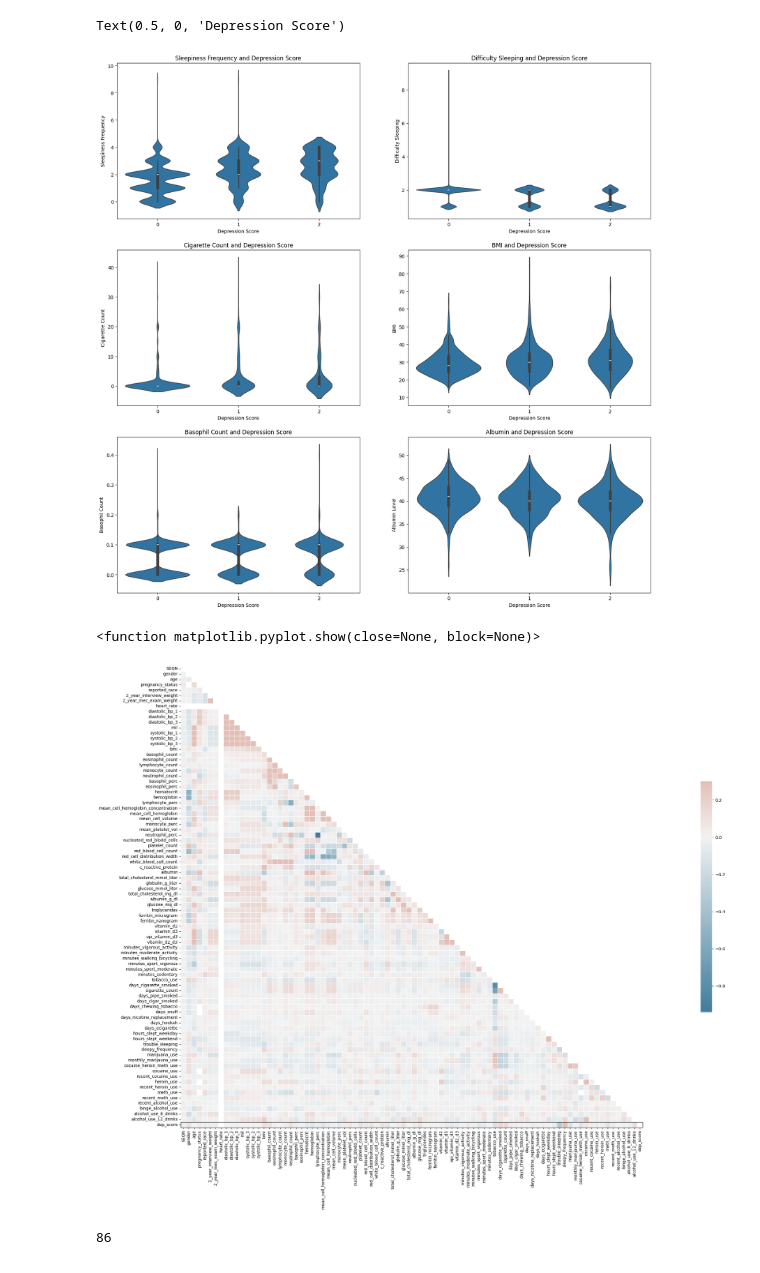
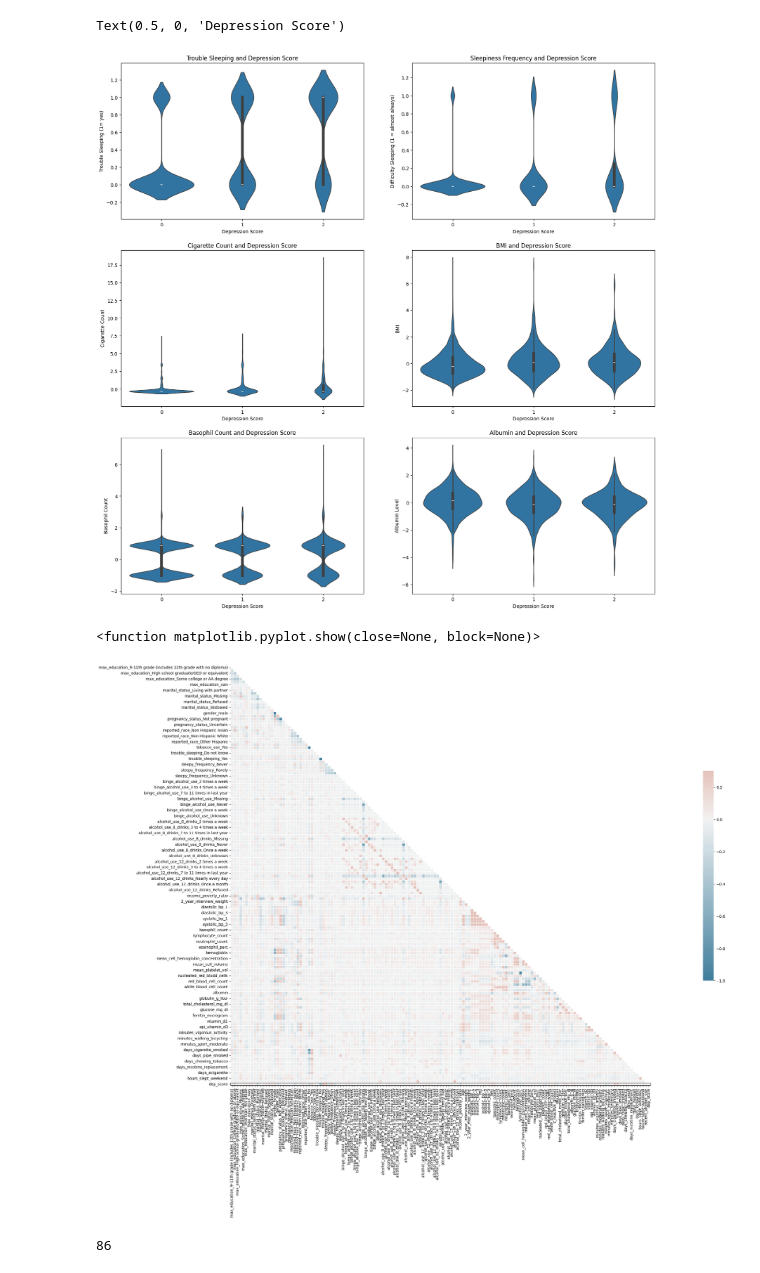
Before and after one commit to natdosan/data207-final-prject, a Jupyter notebook: src/jeff_eda.ipynb, the cells around one changed output. Cells and saved outputs as stored; diff of their text form; code cells hidden in the pictures.

```diff
--- a/src/jeff_eda.ipynb
+++ b/src/jeff_eda.ipynb
@@ -7,6 +7,8 @@ from sklearn.model_selection import train_test_split
 from matplotlib.patches import Rectangle
 # %%
 # read file into df
-df = pd.read_parquet('compiled_data.parquet', engine='fastparquet')
+X_train = pd.read_parquet('X_train.parquet', engine='fastparquet')
+Y_train = pd.read_parquet('Y_train.parquet', engine= 'fastparquet')
+df = pd.concat([X_train, Y_train], axis=1)
 df.head()
 # %% [output]
@@ -83,9 +74,8 @@ Name: count, dtype: int64
 # %%
 #drop dpq columns
-df = df.loc[:, ~df.columns.str.contains("dpq")]
-X_train, X_test_val, Y_train, Y_test_val = train_test_split(df.iloc[:, :-1], df["dep_score"], test_size=0.4, random_state=1234)
-#Create dataframe from training data for EDA
-df_train = pd.concat([X_train, Y_train], axis=1)
+cat_filter = ['dpq', 'depression_severity']
+cat_filter_join = '|'.join(cat_filter)
+df_train = df.loc[:, ~df.columns.str.contains(cat_filter_join)]
 
 #Select numeric columns to allow for correlation calculation and graphing
 numeric_df = df_train.select_dtypes(include=['float64', 'int64'])
@@ -99,32 +89,32 @@ plt.show()
 # %%
 fig, axes = plt.subplots(3, 2, figsize=(20, 20))
-sns.violinplot(ax = axes[0,0], data = numeric_df, x='dep_score', y='sleepy_frequency')
-axes[0,0].set_title('Sleepiness Frequency and Depression Score')
-axes[0,0].set_ylabel("Sleepiness Frequency")
+sns.violinplot(ax = axes[0,0], data = numeric_df, x='dep_score', y='trouble_sleeping_Yes')
+axes[0,0].set_title('Trouble Sleeping and Depression Score')
+axes[0,0].set_ylabel("Trouble Sleeping (1= yes)")
 axes[0,0].set_xlabel("Depression Score")
-sns.violinplot(ax = axes[0,1], data = numeric_df, x='dep_score', y='trouble_sleeping')
-axes[0,1].set_title('Difficulty Sleeping and Depression Score')
-axes[0,1].set_ylabel("Difficulty Sleeping")
+sns.violinplot(ax = axes[0,1], data = numeric_df, x='dep_score', y='sleepy_frequency_Almost always')
+axes[0,1].set_title('Sleepiness Frequency and Depression Score')
+axes[0,1].set_ylabel("Difficulty Sleeping (1 = almost always)")
 axes[0,1].set_xlabel("Depression Score")
 sns.violinplot(ax = axes[1,0], data = numeric_df, x='dep_score', y='cigarette_count')
 axes[1,0].set_title('Cigarette Count and Depression Score')
 axes[1,0].set_ylabel("Cigarette Count")
 axes[1,0].set_xlabel("Depression Score")
 sns.violinplot(ax = axes[1,1], data = numeric_df, x='dep_score', y='bmi')
 axes[1,1].set_title('BMI and Depression Score')
 axes[1,1].set_ylabel("BMI")
 axes[1,1].set_xlabel("Depression Score")
 sns.violinplot(ax = axes[2,0], data = numeric_df, x='dep_score', y='basophil_count')
 axes[2,0].set_title('Basophil Count and Depression Score')
 axes[2,0].set_ylabel("Basophil Count")
 axes[2,0].set_xlabel("Depression Score")
 sns.violinplot(ax = axes[2,1], data = numeric_df, x='dep_score', y='albumin')
 axes[2,1].set_title('Albumin and Depression Score')
 axes[2,1].set_ylabel("Albumin Level")
 axes[2,1].set_xlabel("Depression Score")
 # %% [output]
 Text(0.5, 0, 'Depression Score')
-[figure, old version]
+[figure, new version]
 # %%
 
 corr = numeric_df.corr()
@@ -137,7 +127,7 @@ ax.add_patch(Rectangle((0,len(corr)-1), width=len(corr), height=1, fill=False, e
 plt.show
 # %% [output]
 <function matplotlib.pyplot.show(close=None, block=None)>
-[figure, old version]
+[figure, new version]
 # %%
 len(corr)
 # %% [output]
```
Also changed, not shown: parts of 7 cells of this notebook.
